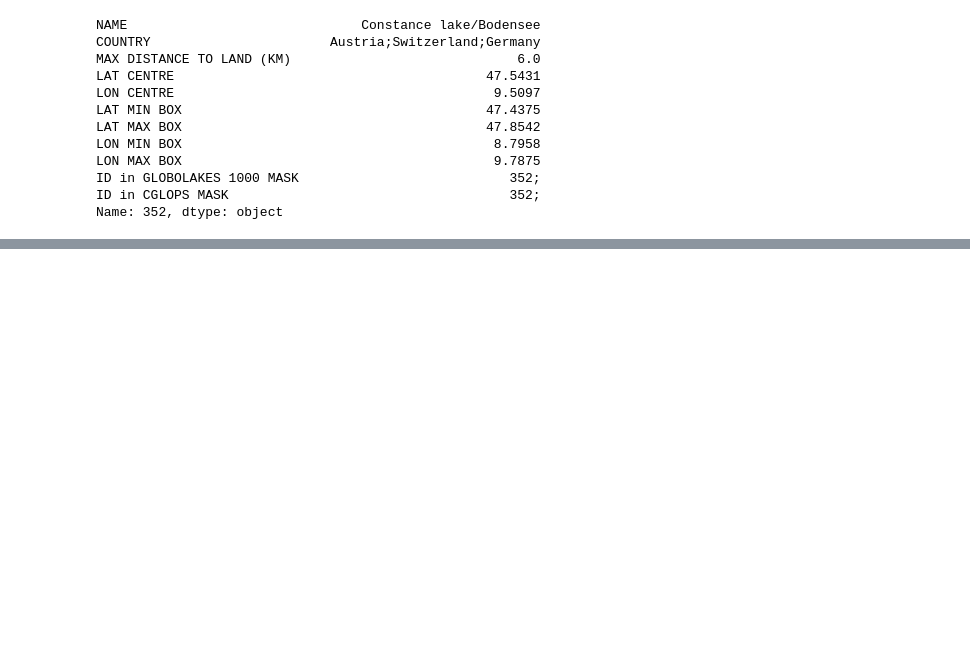
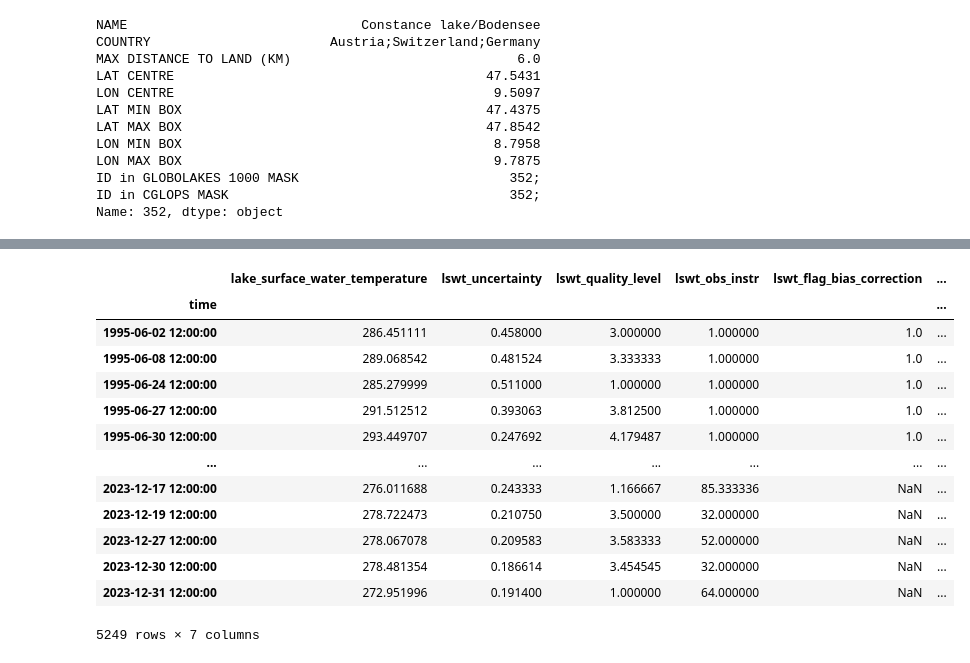
Before and after one commit to sgc-kn/cds-examples, a Jupyter notebook: lake-surface-water-temperature.ipynb, the cells around one changed output, grey strips where cells are left out. Drawn from its saved outputs; the diff is of its cells as text; code cells hidden in the pictures; blank space fills up the shorter version.

```diff
--- a/lake-surface-water-temperature.ipynb
+++ b/lake-surface-water-temperature.ipynb
@@ -254,0 +253,24 @@ df['celsius'].plot()
+# %%
+# build combined dataframe
+df = pandas.concat(dataframes).sort_index()
+# remove points w/o measurement
+df = df[df.lake_surface_water_temperature.notna()]
+# convert id to integer
+df.lakeid_CCI = df.lakeid_CCI.map(int)
+df.lakeid_GloboLakes = df.lakeid_GloboLakes.map(int)
+df
+# %% [output]
+|  | lake_surface_water_temperature | lswt_uncertainty | lswt_quality_level | lswt_obs_instr | lswt_flag_bias_correction | ... |
+| time |  |  |  |  |  | ... |
+| 1995-06-02 12:00:00 | 286.451111 | 0.458000 | 3.000000 | 1.000000 | 1.0 | ... |
+| 1995-06-08 12:00:00 | 289.068542 | 0.481524 | 3.333333 | 1.000000 | 1.0 | ... |
+| 1995-06-24 12:00:00 | 285.279999 | 0.511000 | 1.000000 | 1.000000 | 1.0 | ... |
+| 1995-06-27 12:00:00 | 291.512512 | 0.393063 | 3.812500 | 1.000000 | 1.0 | ... |
+| 1995-06-30 12:00:00 | 293.449707 | 0.247692 | 4.179487 | 1.000000 | 1.0 | ... |
+| ... | ... | ... | ... | ... | ... | ... |
+| 2023-12-17 12:00:00 | 276.011688 | 0.243333 | 1.166667 | 85.333336 | NaN | ... |
+| 2023-12-19 12:00:00 | 278.722473 | 0.210750 | 3.500000 | 32.000000 | NaN | ... |
+| 2023-12-27 12:00:00 | 278.067078 | 0.209583 | 3.583333 | 52.000000 | NaN | ... |
+| 2023-12-30 12:00:00 | 278.481354 | 0.186614 | 3.454545 | 32.000000 | NaN | ... |
+| 2023-12-31 12:00:00 | 272.951996 | 0.191400 | 1.000000 | 64.000000 | NaN | ... |
+5249 rows × 7 columns
```
Also changed, not shown: parts of 13 cells of this notebook.
